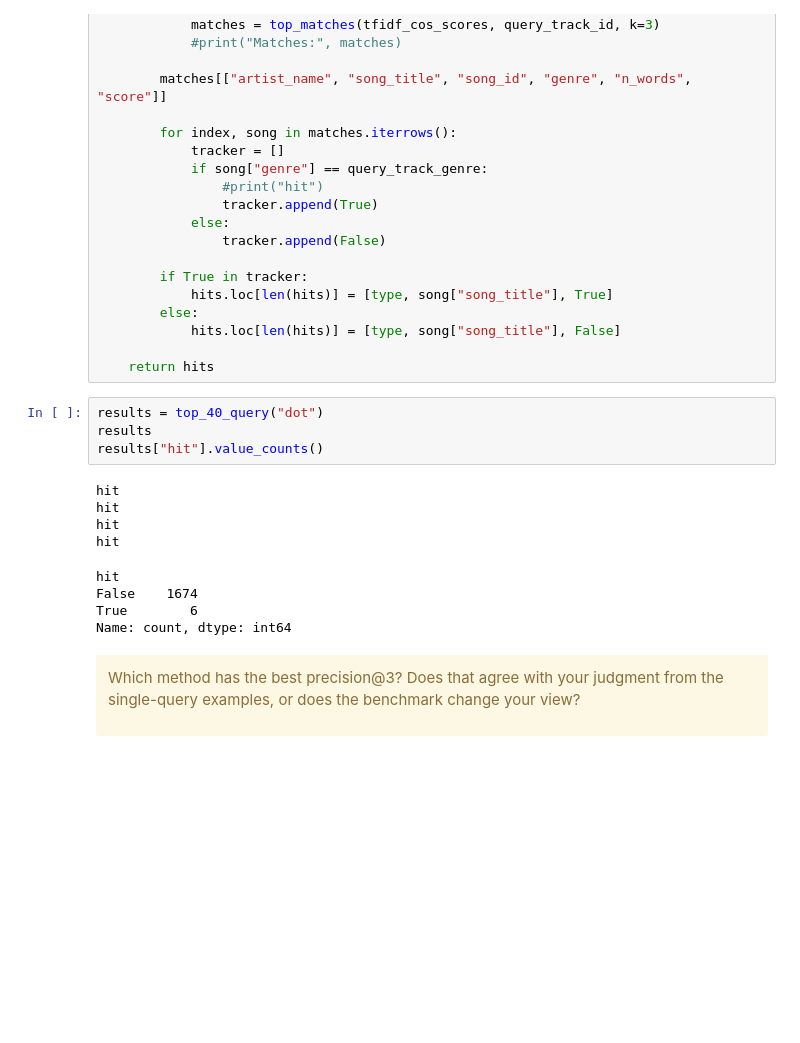
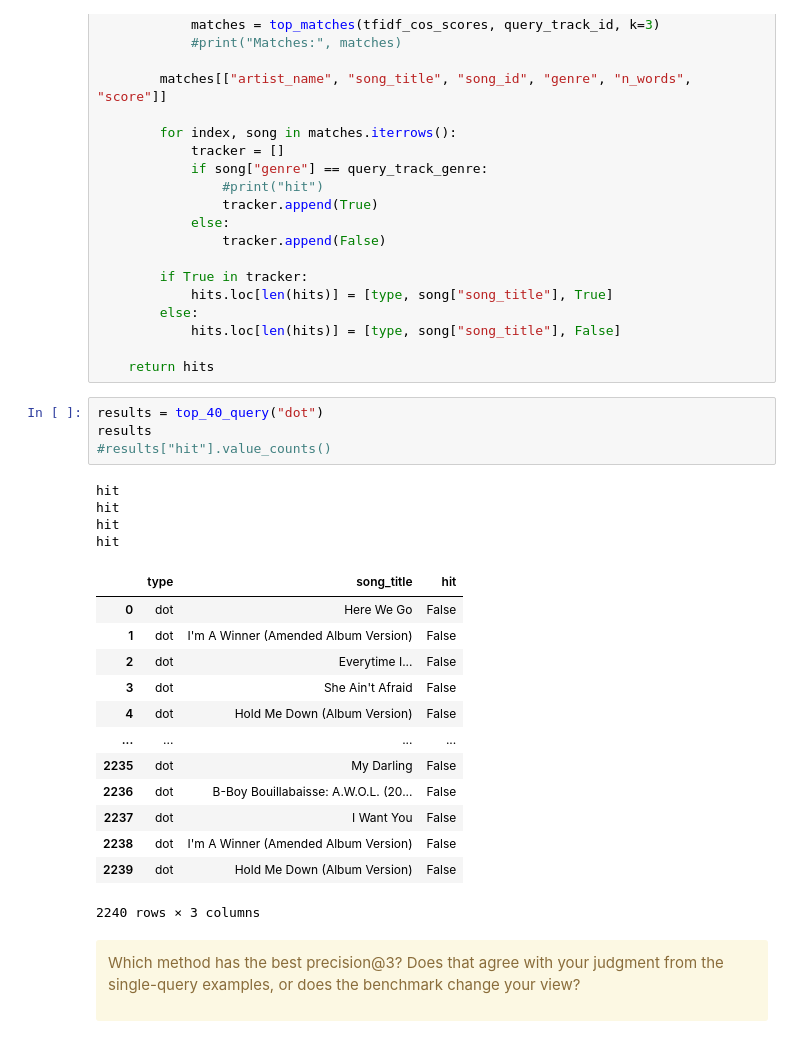
Before and after one commit to hdykens/UU_Lab_Repo, a Jupyter notebook: lab_02_in_class.ipynb, the cells around one changed output. Saved outputs shown, nothing was run; the diff lists cells and outputs as text; blank space fills up the shorter version.

```diff
--- a/lab_02_in_class.ipynb
+++ b/lab_02_in_class.ipynb
@@ -828,16 +828,25 @@ def top_40_query(type):
 # %%
 results = top_40_query("dot")
 results
-results["hit"].value_counts()
+#results["hit"].value_counts()
 # %% [output]
 hit
 hit
 hit
 hit
+|  | type | song_title | hit |
+| 0 | dot | Here We Go | False |
+| 1 | dot | I'm A Winner (Amended Album Version) | False |
+| 2 | dot | Everytime I... | False |
+| 3 | dot | She Ain't Afraid | False |
+| 4 | dot | Hold Me Down (Album Version) | False |
+| ... | ... | ... | ... |
+| 2235 | dot | My Darling | False |
+| 2236 | dot | B-Boy Bouillabaisse: A.W.O.L. (20... | False |
+| 2237 | dot | I Want You | False |
+| 2238 | dot | I'm A Winner (Amended Album Version) | False |
+| 2239 | dot | Hold Me Down (Album Version) | False |
-hit
-False    1674
-True        6
-Name: count, dtype: int64
+2240 rows × 3 columns
 # %% [markdown]
 <div class="alert alert-block alert-warning">
 
```
